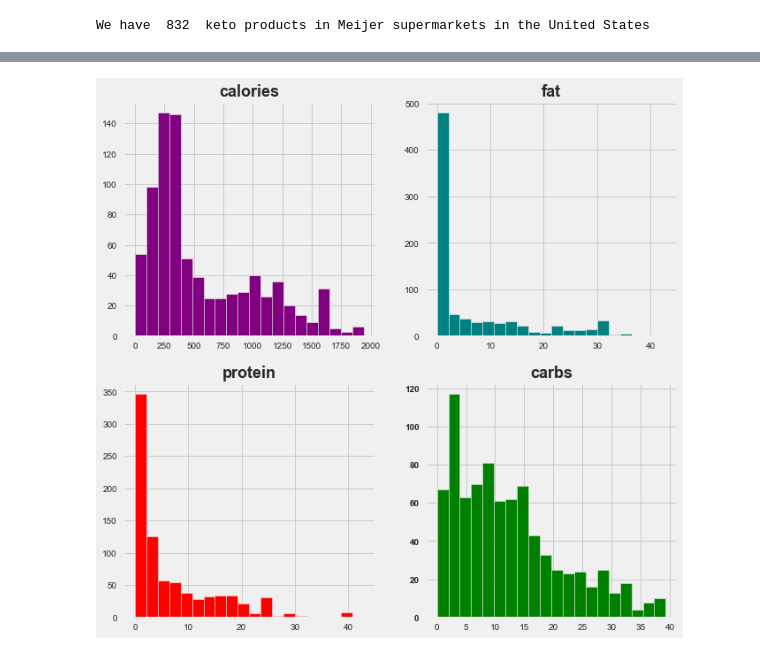
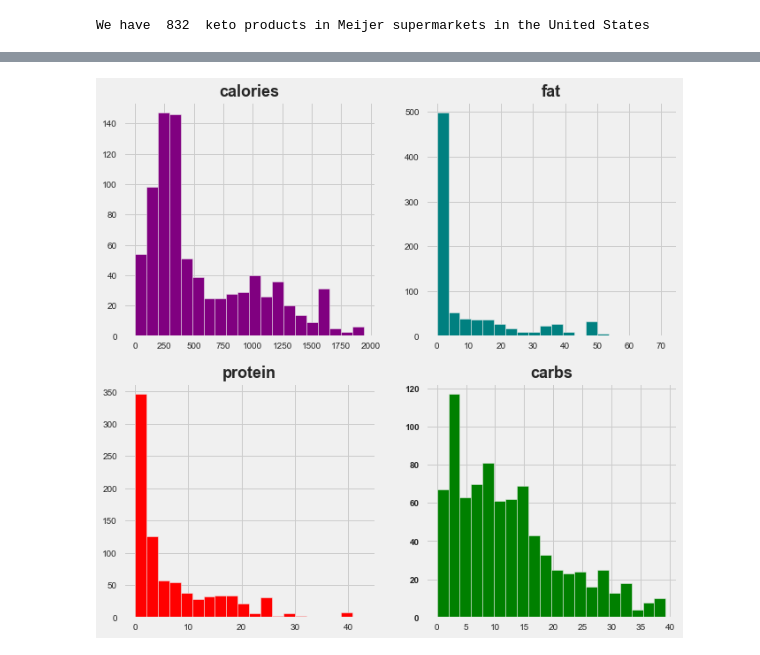
Before and after one commit to asha2490/Springboard, a Jupyter notebook: Capstone Project 1 Notebook.ipynb, the cells around one changed output, grey strips where cells are left out. Drawn from its saved outputs; the diff is of its cells as text; code cells hidden in the pictures.

```diff
--- a/Capstone Project 1 Notebook.ipynb
+++ b/Capstone Project 1 Notebook.ipynb
@@ -650,3 +650,8 @@ plt.show()
 # Lets keep only the features we are interested in for Keto diet which is protein, carbs, sugar, fat, etc.
 # %%
 df_keto = df_meijer[['product_name', 'energy_100g', 'fat_100g', 'saturated-fat_100g', 'carbohydrates_100g', 'sugars_100g', 'proteins_100g']]
+# %%
+# Let's make a new column adding both the fat and saturated-fat columns which will be our total fat; this way it will be
+# easy to filter the products for further keto analysis
+total_fat = df_meijer['fat_100g'] + df_meijer['saturated-fat_100g']
+df_keto['total_fat'] = total_fat
@@ -676,7 +688,7 @@ memory usage: 181.9+ KB
 # We will start our analysis by filtering the rows and columns, discarding the elements that have higher energetic
 # or nutritive values:
 # %%
-df_keto_filtered = df_keto[(df_keto['energy_100g']<2000)&(df_keto['carbohydrates_100g']<40)&(df_keto['fat_100g']<165)&(df_keto['proteins_100g']<75)]
+df_keto_filtered = df_keto[(df_keto['energy_100g']<2000)&(df_keto['carbohydrates_100g']<40)&(df_keto['total_fat']<165)&(df_keto['proteins_100g']<75)]
 print('We have ',df_keto_filtered.shape[0],' keto products in Meijer supermarkets in the United States')
 # %% [output]
 We have  832  keto products in Meijer supermarkets in the United States
@@ -699,28 +711,28 @@ df_keto_filtered.sort_values(by=['energy_100g'], ascending=False)
 # %%
 # Let's look at the distribution of the nutritive values in the filtered keto products
 plt.style.use('fivethirtyeight')
 fig= plt.figure(figsize=(10,10))
 #2 rows 2 cols
 #first row, first col
 ax1 = plt.subplot(221)
 plt.hist(df_keto_filtered.energy_100g, bins=20, color='purple')
 plt.title('calories',weight='bold', fontsize=18)
 #first row sec col
 ax1 = plt.subplot(222)
-plt.hist(df_keto_filtered.fat_100g, bins=20, color='teal')
+plt.hist(df_keto_filtered.total_fat, bins=20, color='teal')
 plt.title('fat',weight='bold', fontsize=18)
 #Second row first column
 ax1 = plt.subplot(223)
 plt.hist(df_keto_filtered.proteins_100g, bins=20, color='red')
 plt.title('protein',weight='bold', fontsize=18)
 #second row second column
 ax1 = plt.subplot(224)
 plt.hist(df_keto_filtered.carbohydrates_100g, bins=20, color='green')
 plt.title('carbs',weight='bold', fontsize=18)
 plt.yticks(weight='bold')
 
 plt.show()
 # %% [output]
-[figure, old version]
+[figure, new version]
 # %%
 # The distribution of the above components looks good, in accordance to our keto diet which calories between 0-500,
```
Also changed, not shown: parts of 10 cells of this notebook.
